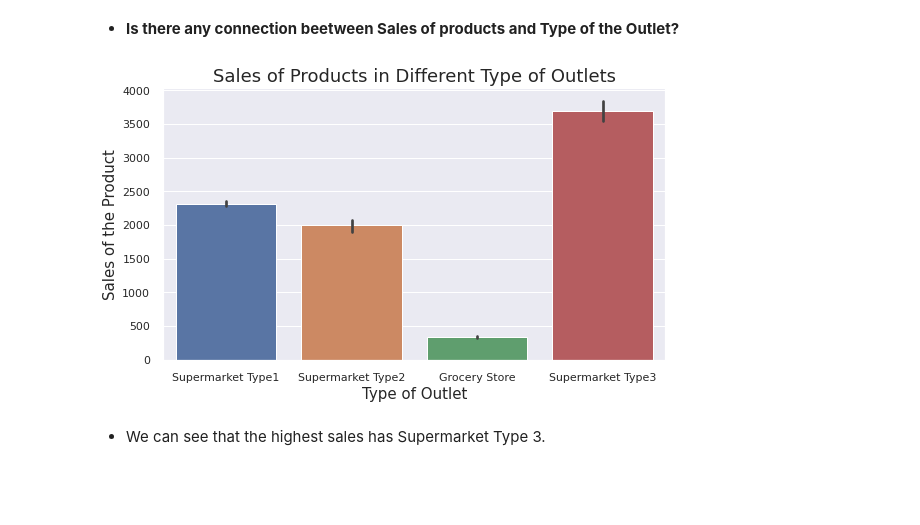
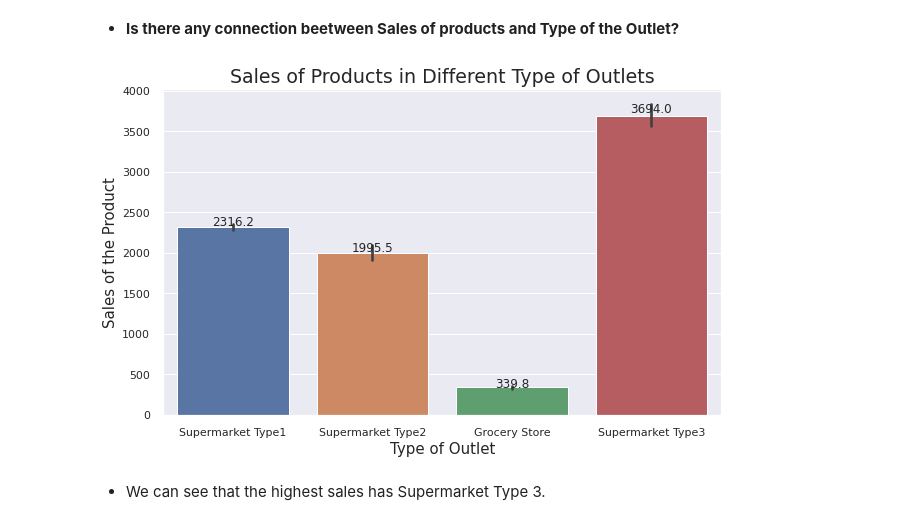
Before and after one commit to AliyevaO/sales-predictions, a Jupyter notebook: Project_1_Final.ipynb, the cells around one changed output. Drawn from its saved outputs; the diff is of its cells as text; code cells hidden in the pictures; blank space fills up the shorter version.

```diff
--- a/Project_1_Final.ipynb
+++ b/Project_1_Final.ipynb
@@ -261,7 +256,3 @@ ax = sns.boxplot(x='Item_Type', y='Item_Outlet_Sales', data = sales_predictions,
 ax.set_xticklabels(ax.get_xticklabels(),rotation=45,ha='right');
 # %% [output]
 [figure]
-# %%
-sns.set(rc={"figure.figsize":(12, 7)})
-ax = sns.histplot(hue='Item_Type', x='Item_Outlet_Sales', data = sales_predictions,)
-ax.set_xticklabels(ax.get_xticklabels(),rotation=45,ha='right');
@@ -270,14 +259,38 @@ ax.set_xticklabels(ax.get_xticklabels(),rotation=45,ha='right');
 # %% [markdown]
 ## Visualization for stake holders
+# %%
+#used a code from https://www.statology.org/seaborn-barplot-show-values/, to show values on barplot
+def show_values(axs, orient="v", space=.01):
+    def _single(ax):
+        if orient == "v":
+            for p in ax.patches:
+                _x = p.get_x() + p.get_width() / 2
+                _y = p.get_y() + p.get_height() + (p.get_height()*0.01)
+                value = '{:.1f}'.format(p.get_height())
+                ax.text(_x, _y, value, ha="center")
+        elif orient == "h":
+            for p in ax.patches:
+                _x = p.get_x() + p.get_width() + float(space)
+                _y = p.get_y() + p.get_height() - (p.get_height()*0.5)
+                value = '{:.1f}'.format(p.get_width())
+                ax.text(_x, _y, value, ha="left")
+
+    if isinstance(axs, np.ndarray):
+        for idx, ax in np.ndenumerate(axs):
+            _single(ax)
+    else:
+        _single(axs)
 # %% [markdown]
 * **Is there any connection beetween Sales of products and Type of the Outlet?**
 # %%
-sns.set(rc={"figure.figsize":(9, 5)})
-sns.barplot(x='Outlet_Type', y='Item_Outlet_Sales', data = sales_predictions)
-plt.xlabel('Type of Outlet', fontsize=15)
-plt.ylabel('Sales of the Product', fontsize=15)
-plt.title('Sales of Products in Different Type of Outlets', fontsize=18);
+sns.set(rc={"figure.figsize":(10,6)})
+ax = sns.barplot(x='Outlet_Type', y='Item_Outlet_Sales', data = sales_predictions)
+ax.set_xlabel('Type of Outlet', fontsize=15)
+ax.set_ylabel('Sales of the Product', fontsize=15)
+ax.set_title('Sales of Products in Different Type of Outlets', fontsize=19)
+show_values(ax)
+plt.savefig('Sales of Products in Different Type of Outlets.png', dpi = 300);
 # %% [output]
-[figure, old version]
+[figure, new version]
 # %% [markdown]
 * We can see that the highest sales has Supermarket Type 3.
```
Also changed, not shown: parts of 60 cells of this notebook.
